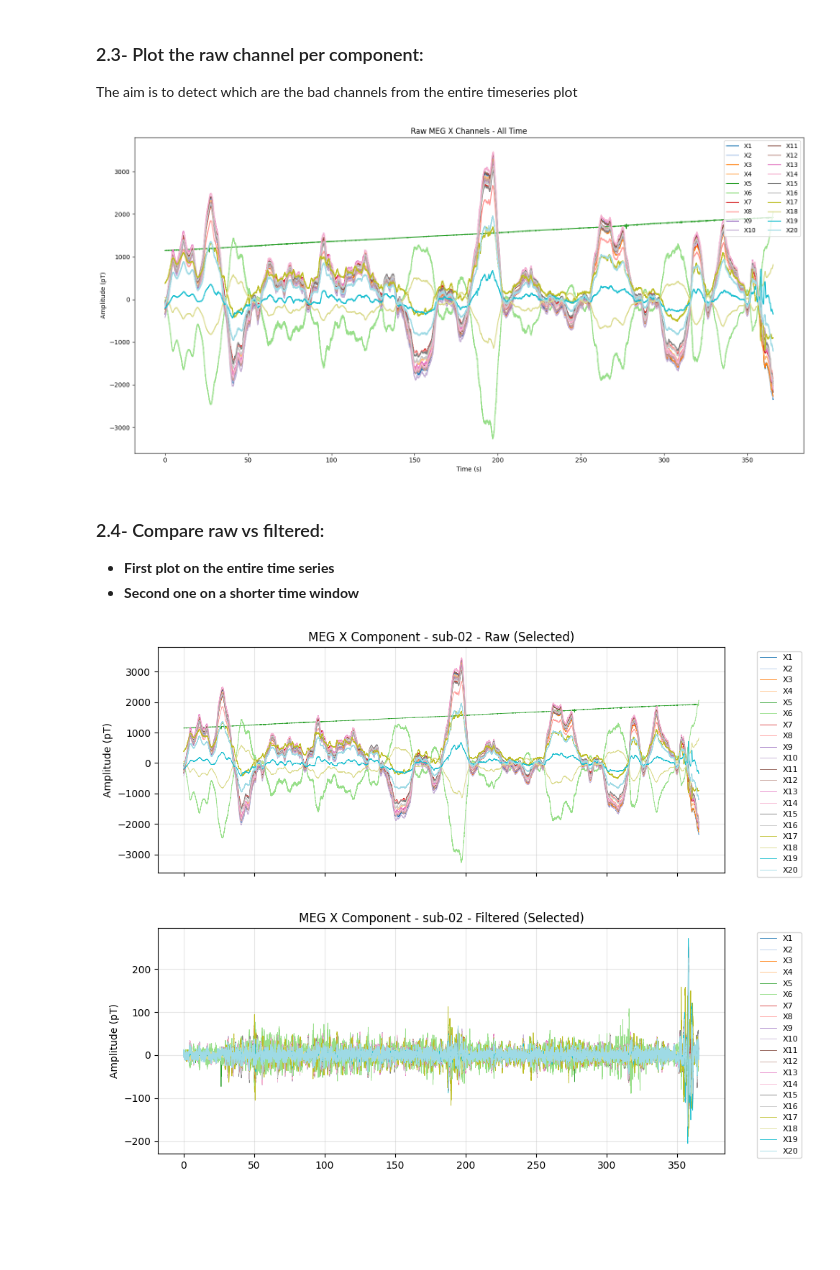
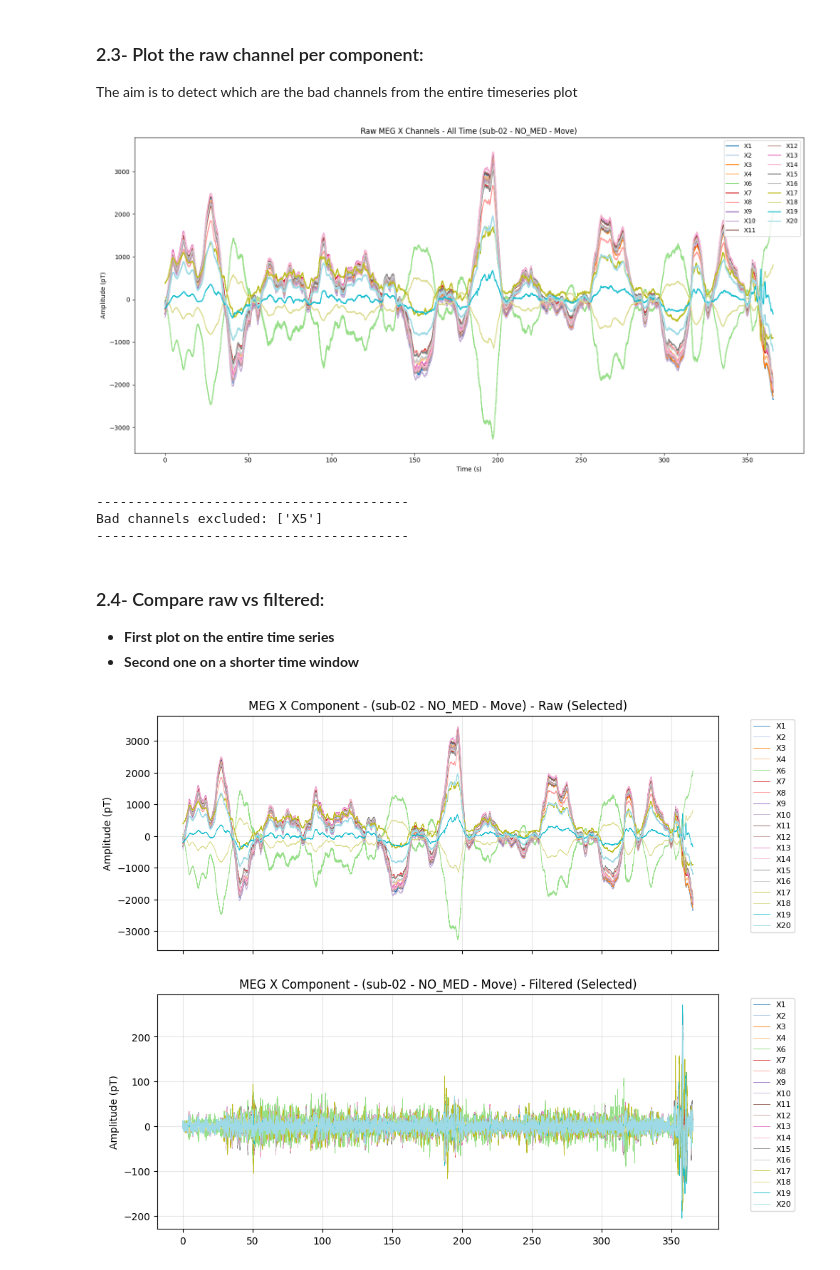
Before and after one commit to jgvhabets/lid_opm, a Jupyter notebook: MEG-EMG-Analysis/Code/notebook/sub-02_preprocessing.ipynb, the cells around one changed output. Drawn from its saved outputs; the diff is of its cells as text; code cells hidden in the pictures; blank space fills up the shorter version.

Commit message:
Update: sub-02 notebook now includes even the ICA analysis. I update the markdowns. I adapted the functions and create a function for time window masks.

```diff
--- a/MEG-EMG-Analysis/Code/notebook/sub-02_preprocessing.ipynb
+++ b/MEG-EMG-Analysis/Code/notebook/sub-02_preprocessing.ipynb
@@ -281,12 +274,34 @@ for i, channel in enumerate(MEG_X_CHANNELS):
     plt.plot(MEG_TIME, raw_X_data[i], label=channel, color=COLORS[i])
 plt.xlabel("Time (s)")
 plt.ylabel("Amplitude (pT)")
-plt.title("Raw MEG X Channels - All Time")
+plt.title(f"Raw MEG X Channels - All Time ({SUBJECT_ID} - {SETUP} - {CONDITION})")
 plt.legend(loc="upper right", ncol=2)
 plt.tight_layout()
 plt.show()
 # %% [output]
-[figure, old version]
+[figure, new version]
+# %%
+# ---- DEFINE BAD CHANNEL MASK ----
+
+# List bad channels by name (e.g. ['X5', 'X13'])
+BAD_CHANNELS = ['X5']
+
+# Create mask for MEG_X_CHANNELS
+mask = [ch not in BAD_CHANNELS for ch in MEG_X_CHANNELS]
+
+# Apply mask to data and labels
+MEG_X_CHANNELS = [ch for ch, keep in zip(MEG_X_CHANNELS, mask) if keep]
+raw_X_data = raw_X_data[mask, :]
+filtered_X_data = filtered_X_data[mask, :]
+COLORS = COLORS[mask]
+
+print('-'*40)
+print("Bad channels excluded:", BAD_CHANNELS)
+print('-'*40)
+# %% [output]
+----------------------------------------
+Bad channels excluded: ['X5']
+----------------------------------------
 # %% [markdown]
 ### 2.4- Compare raw vs filtered:
 
@@ -295,16 +310,16 @@ plt.show()
 # %%
 plot_channels_comparison(
     time_0=MEG_TIME,
     time_1=MEG_TIME,
     raw_channels=raw_X_data,
     filtered_channels=filtered_X_data,
     raw_labels=MEG_X_CHANNELS,
     filtered_labels=MEG_X_CHANNELS,
     colors=COLORS[:len(MEG_X_CHANNELS)],
-    rec_label="sub-02",
+    rec_label=f"({SUBJECT_ID} - {SETUP} - {CONDITION})",
     y_label="Amplitude (pT)",
     axis_label="X",
     sync_ylim=False
 )
 # %% [output]
-[figure, old version]
+[figure, new version]
```
Also changed, not shown: parts of 13 cells of this notebook, 2 other files.
